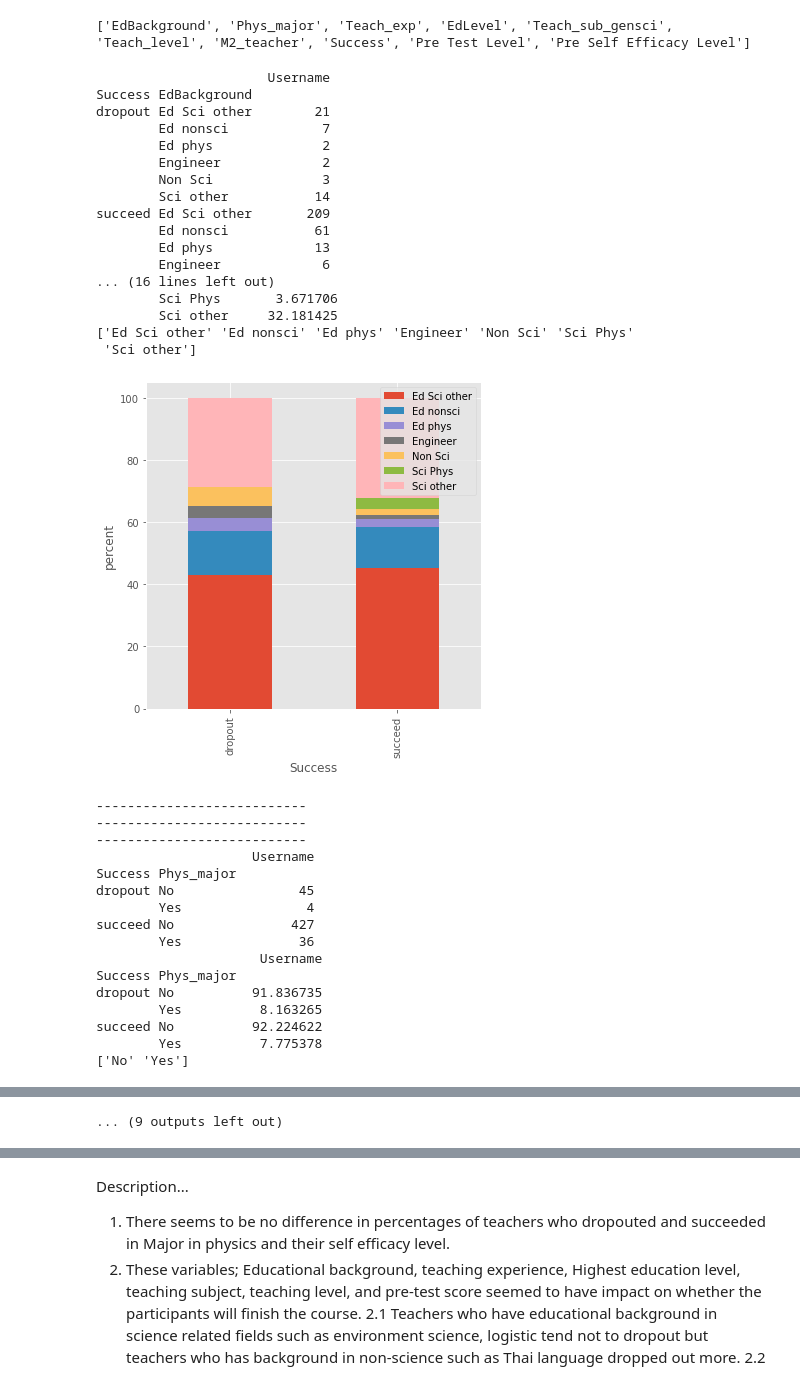
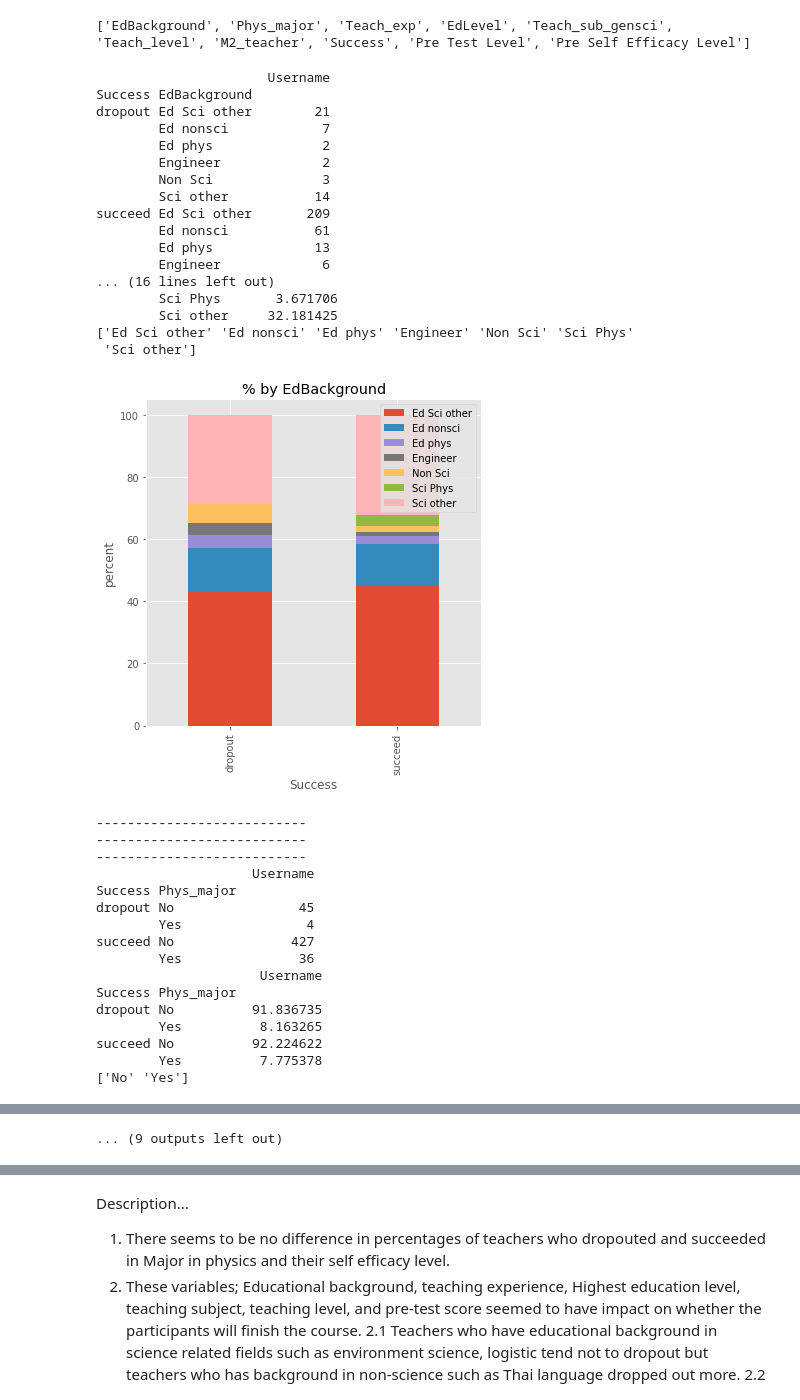
Before and after one commit to niphonch/project1, a Jupyter notebook: IPST_teacherPD_buoyancy.ipynb, the cells around one changed output, grey strips where cells are left out. Drawn from its saved outputs; the diff is of its cells as text; code cells hidden in the pictures.

```diff
--- a/IPST_teacherPD_buoyancy.ipynb
+++ b/IPST_teacherPD_buoyancy.ipynb
@@ -367,0 +343,3 @@ Description...
+# %%
+df.replace(to_replace="มากกว่า 20", value=" More than 20", inplace=True)
+print(df.head(12))
@@ -441,7 +461,7 @@ PreSelfEffCondition = [
     (df['pre_selfefficacy'] < y),
     (df['pre_selfefficacy'] >= y)
 ]
-value = ['Low SelfEff','High SelfEff'] identify assigned value
+value = ['Low SelfEff','High SelfEff'] #identify assigned value
 df['Pre Self Efficacy Level'] = np.select(PreSelfEffCondition,value) #apply condition to value
 df.value_counts('Pre Self Efficacy Level')
 # %% [output]
@@ -472,35 +492,37 @@ for items in column_names:
   print(df3)
   a = df[items].unique()  #getting a list of unique values in each items
   a.sort()
   print(a)
   plt.style.use('ggplot')
   df3.unstack().plot(kind='bar',stacked=True,figsize=(6,6))   #plot a stack bar graph
-  for items in a:  #create legend from a list of unique values in each items
+  for unique_values in a:  #create legend from a list of unique values in each items
     plt.legend(a)
+  plt.title("% by " + items)
+  plt.ylabel("percent")
   plt.ylabel("percent")
   plt.show()
   print("---------------------------")
   print("---------------------------")
   print("---------------------------")
 # %% [output]
                       Username
 Success EdBackground
 dropout Ed Sci other        21
         Ed nonsci            7
         Ed phys              2
         Engineer             2
         Non Sci              3
         Sci other           14
 succeed Ed Sci other       209
         Ed nonsci           61
         Ed phys             13
         Engineer             6
 ... (16 lines left out)
         Sci Phys       3.671706
         Sci other     32.181425
 ['Ed Sci other' 'Ed nonsci' 'Ed phys' 'Engineer' 'Non Sci' 'Sci Phys'
  'Sci other']
-[figure, old version]
+[figure, new version]
 ---------------------------
 ---------------------------
 ---------------------------
```
Also changed, not shown: parts of 66 cells of this notebook.
